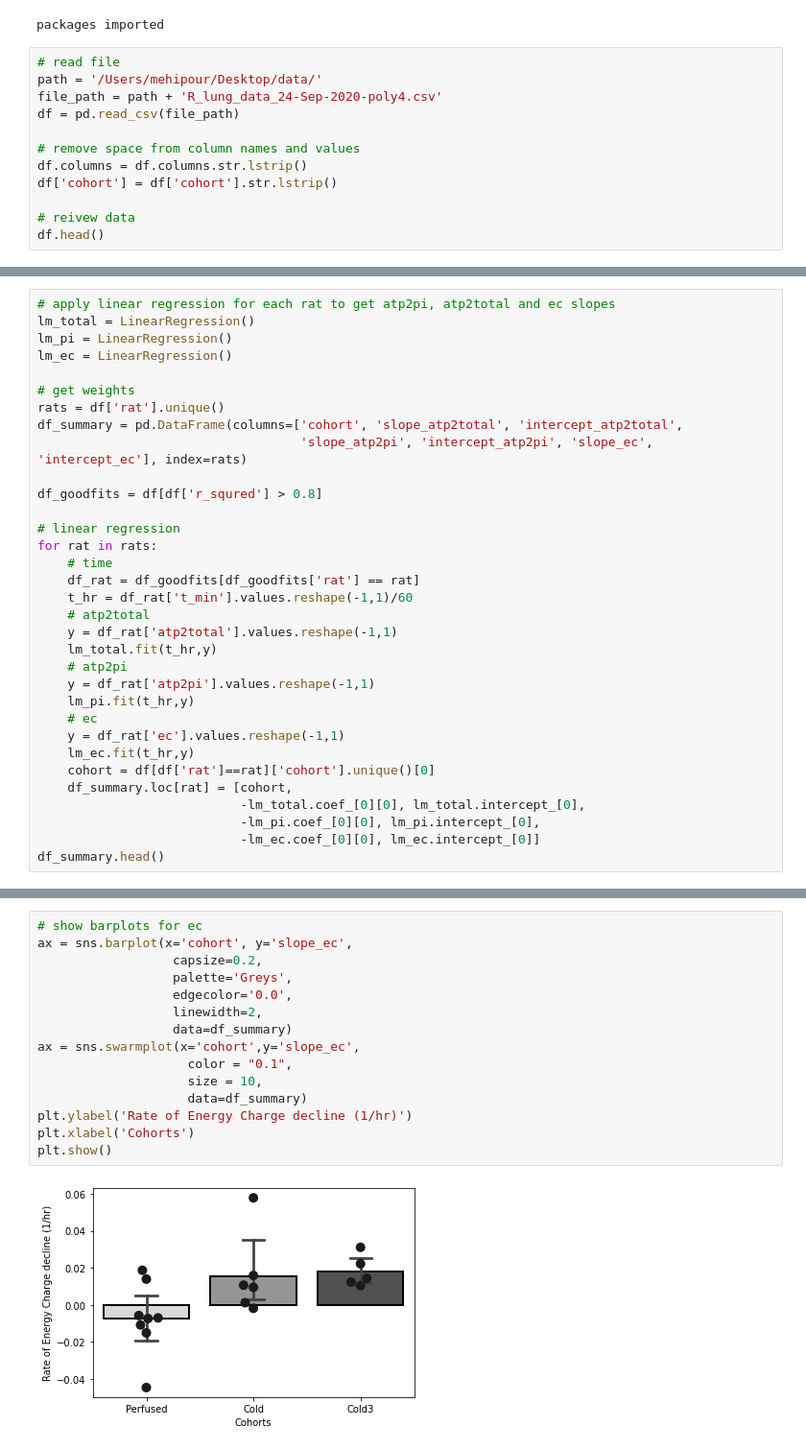
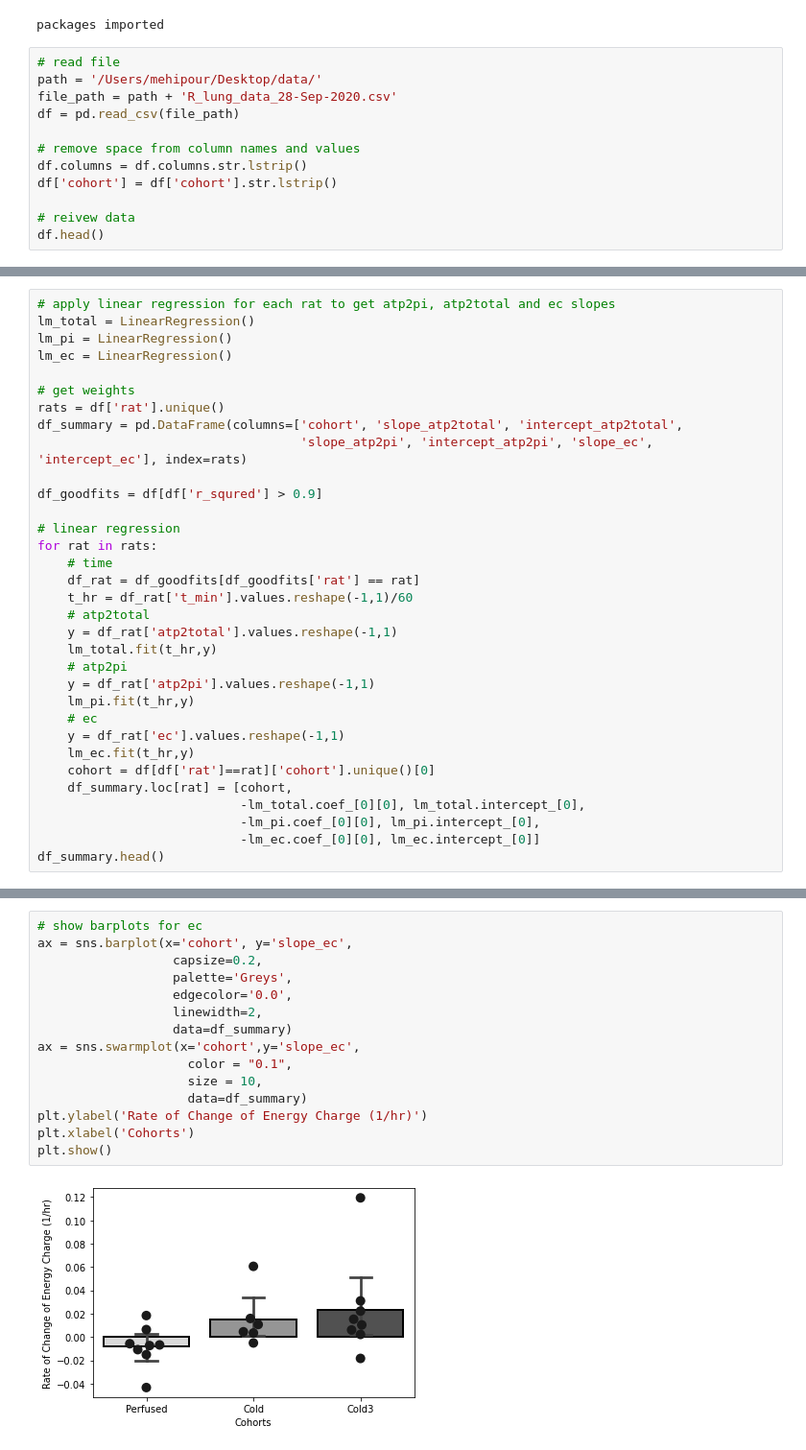
Before and after one commit to mehipour/p31_data_processing, a Jupyter notebook: nmr_summary_p31.ipynb, the cells around one changed output, grey strips where cells are left out. Shown: that part at 96% size. Cells and saved outputs as stored; diff of their text form.

Commit message:
fixed atp/pi figure label.

```diff
--- a/nmr_summary_p31.ipynb
+++ b/nmr_summary_p31.ipynb
@@ -12,7 +12,7 @@ packages imported
 # %%
 # read file
 path = '/Users/mehipour/Desktop/data/'
-file_path = path + 'R_lung_data_24-Sep-2020-poly4.csv'
+file_path = path + 'R_lung_data_28-Sep-2020.csv'
 df = pd.read_csv(file_path)
 
 # remove space from column names and values
@@ -48,7 +48,7 @@ rats = df['rat'].unique()
 df_summary = pd.DataFrame(columns=['cohort', 'slope_atp2total', 'intercept_atp2total',
                                    'slope_atp2pi', 'intercept_atp2pi', 'slope_ec', 'intercept_ec'], index=rats)
 
-df_goodfits = df[df['r_squred'] > 0.8]
+df_goodfits = df[df['r_squred'] > 0.9]
 
 # linear regression
 for rat in rats:
@@ -114,20 +114,20 @@ plt.show()
 # %%
 # show barplots for ec
 ax = sns.barplot(x='cohort', y='slope_ec',
                   capsize=0.2,
                   palette='Greys',
                   edgecolor='0.0',
                   linewidth=2,
                   data=df_summary)
 ax = sns.swarmplot(x='cohort',y='slope_ec',
                     color = "0.1",
                     size = 10,
                     data=df_summary)
-plt.ylabel('Rate of Energy Charge decline (1/hr)')
+plt.ylabel('Rate of Change of Energy Charge (1/hr)')
 plt.xlabel('Cohorts')
 plt.show()
 # %% [output]
-[figure, old version]
+[figure, new version]
 # %%
 # look at individual decline of atp2total vs time for each group:
 df_cold3 = df_goodfits[df_goodfits.cohort=='Cold3']
```
Also changed, not shown: parts of 8 cells of this notebook.
